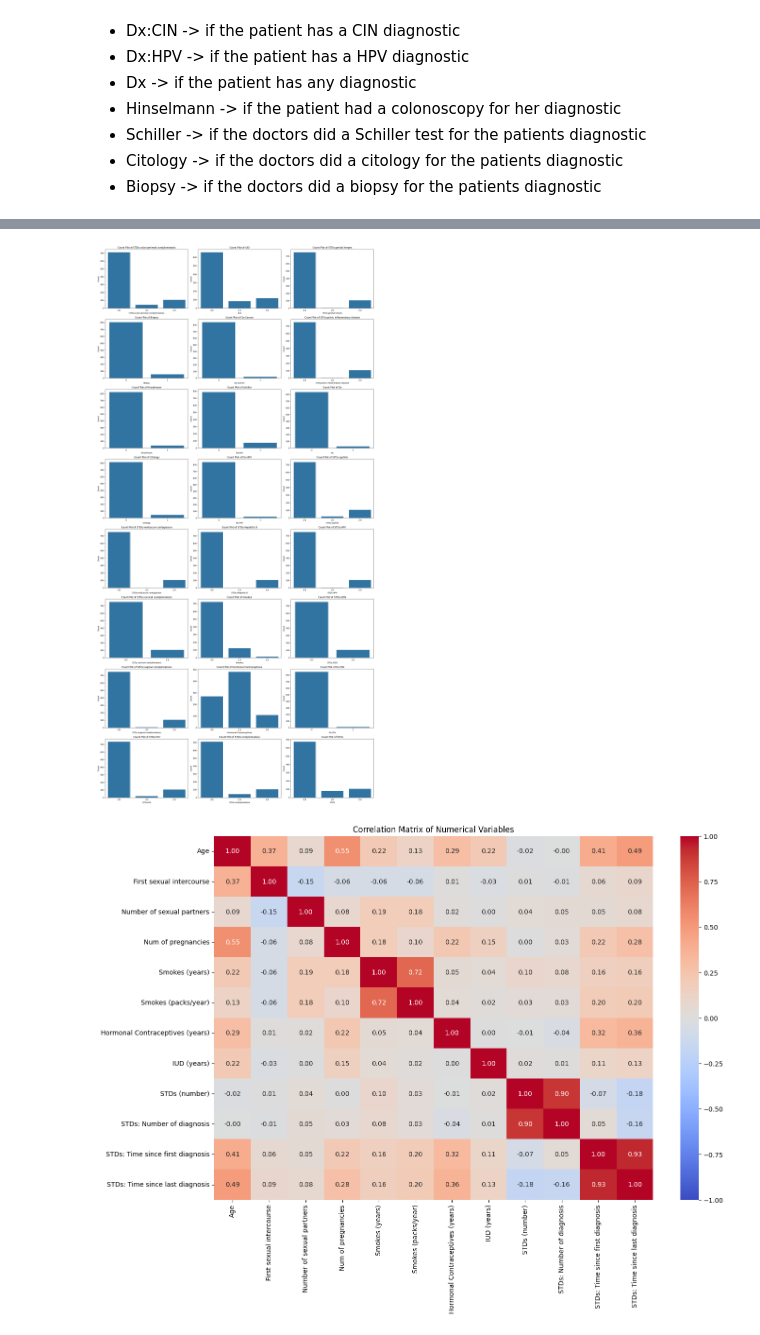
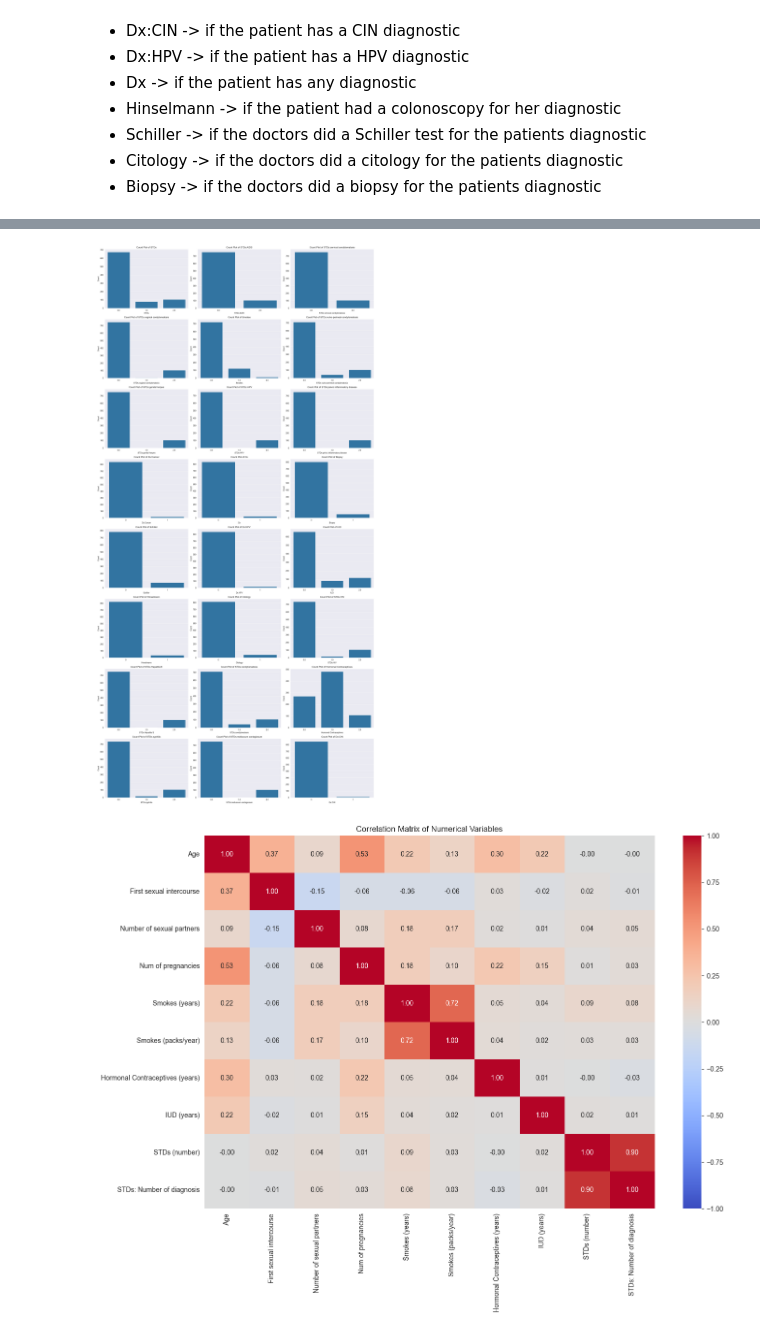
Before and after one commit to jichicoj/Labs_DS, a Jupyter notebook: lab 1/lab_1.ipynb, the cells around one changed output, grey strips where cells are left out. Saved outputs shown, nothing was run; the diff lists cells and outputs as text; code cells hidden in the pictures.

```diff
--- a/lab 1/lab_1.ipynb
+++ b/lab 1/lab_1.ipynb
@@ -128,3 +114,9 @@ data = data.apply(pd.to_numeric, errors='coerce')
+# %%
+from sklearn.impute import SimpleImputer
+imputer = SimpleImputer(strategy='median')
+
+# Impute the numerical columns with the median
+data[numerical_cols] = imputer.fit_transform(data[numerical_cols])
 # %%
 num_vars = len(numerical_cols)
 num_cols = 3  # Number of columns in the plot grid
@@ -190,14 +182,15 @@ for j in range(i + 1, len(axes)):
 plt.tight_layout()
 plt.show()
 # %% [output]
-[figure, old version]
+[figure, new version]
 # %%
-correlation_matrix = data[numerical_cols].corr()
+n_numerical_cols = ['Age', 'First sexual intercourse', 'Number of sexual partners', 'Num of pregnancies', 'Smokes (years)', 'Smokes (packs/year)', 'Hormonal Contraceptives (years)', 'IUD (years)', 'STDs (number)', 'STDs: Number of diagnosis']
+correlation_matrix = data[n_numerical_cols].corr()
 
 # Plot the heatmap
 plt.figure(figsize=(15, 10))
 sns.heatmap(correlation_matrix, annot=True, fmt=".2f", cmap='coolwarm', vmin=-1, vmax=1)
 plt.title('Correlation Matrix of Numerical Variables')
 plt.show()
 # %% [output]
-[figure, old version]
+[figure, new version]
```
Also changed, not shown: parts of 18 cells of this notebook.
